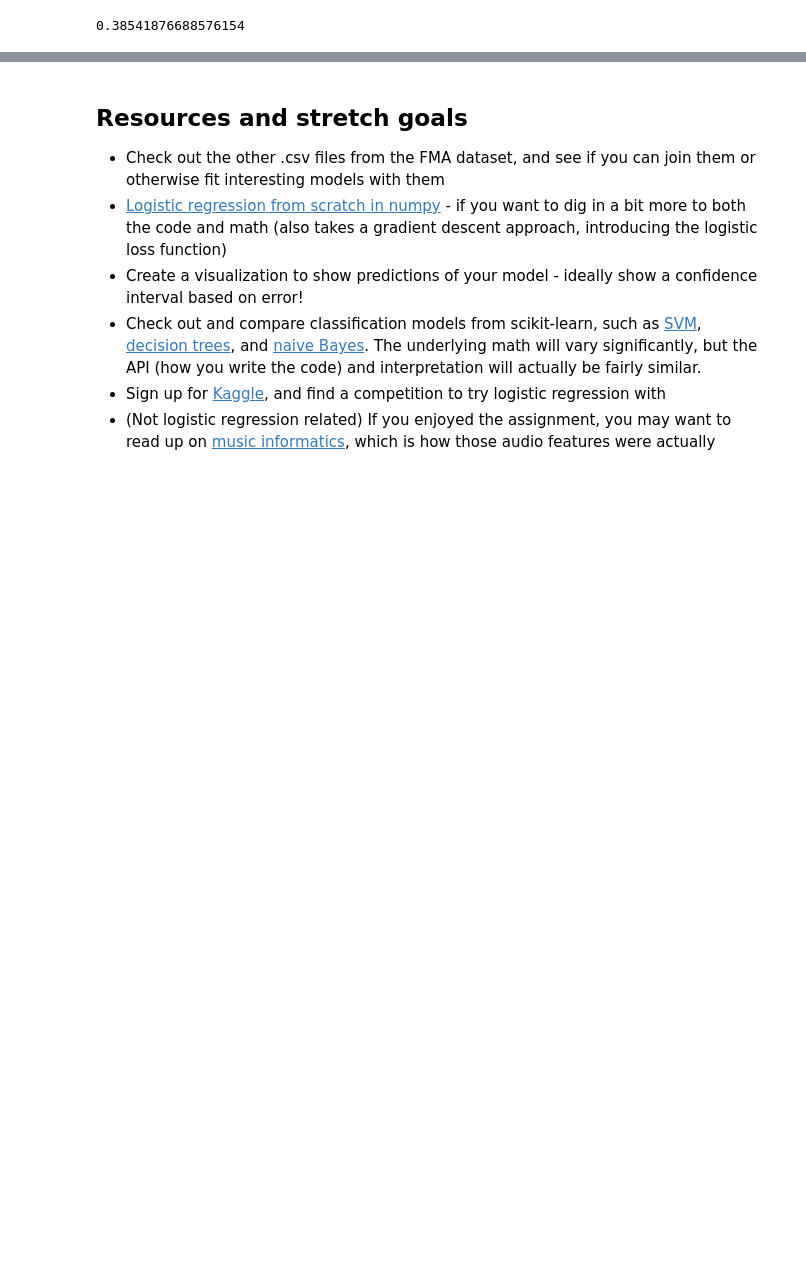
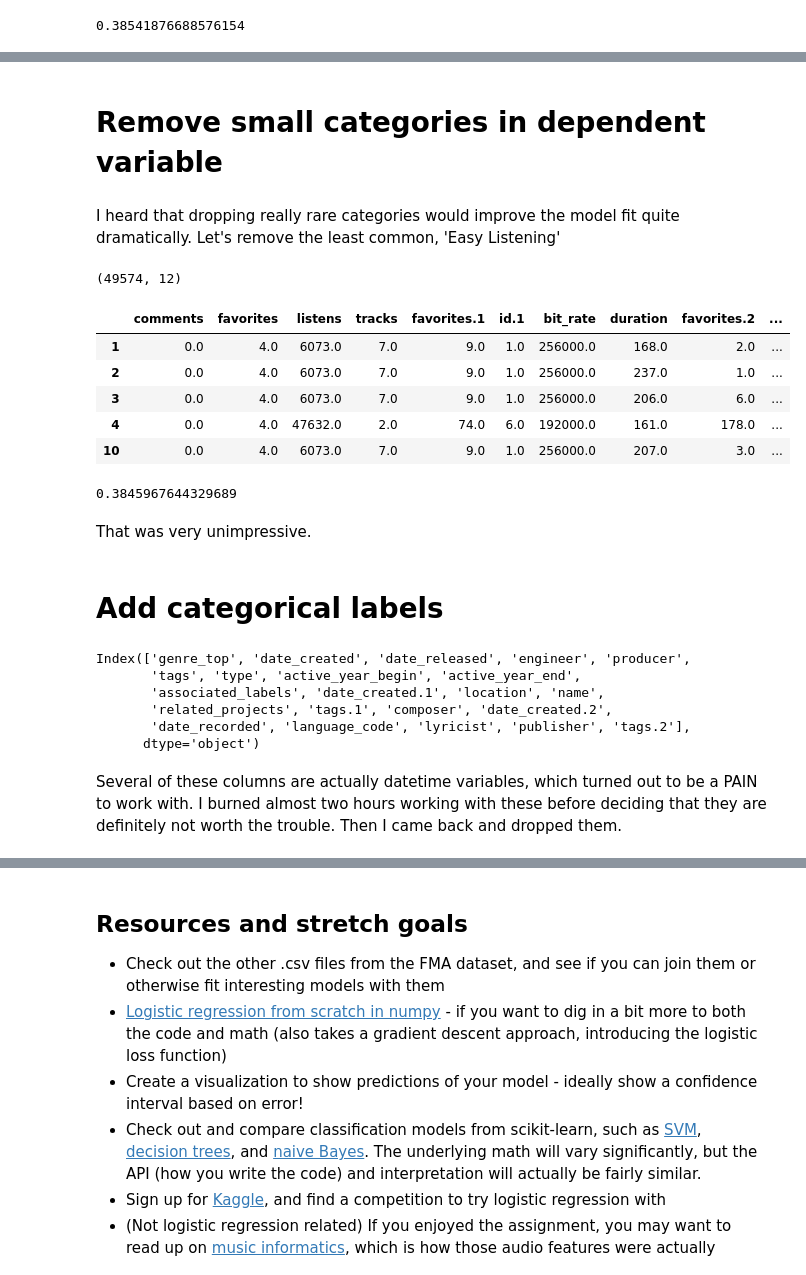
Before and after one commit to bloominstituteoftechnology/DS-Unit-2-Sprint-3-Advanced-Regression, a Jupyter notebook: module1-logistic-regression/LS_DS_231_Logistic_Regression-Assignment.ipynb, the cells around one changed output, grey strips where cells are left out. Saved outputs shown, nothing was run; the diff lists cells and outputs as text; code cells hidden in the pictures; blank space fills up the shorter version.

```diff
--- a/module1-logistic-regression/LS_DS_231_Logistic_Regression-Assignment.ipynb
+++ b/module1-logistic-regression/LS_DS_231_Logistic_Regression-Assignment.ipynb
@@ -161,0 +212,39 @@ This is real data - there is no "one correct answer", so you can take this in a
+# %% [markdown]
+# Remove small categories in dependent variable
+# %% [markdown]
+I heard that dropping really rare categories would improve the model fit quite dramatically.  Let's remove the least common, 'Easy Listening'
+# %%
+
+tracks3 = tracks2[tracks2['genre_top'] != 'Easy Listening']
+
+# Numeric columns with no NANs
+tracks3_num = tracks3.select_dtypes('number').dropna(axis='columns')
+
+print(tracks3_num.shape)
+tracks3_num.head()
+# %% [output]
+(49574, 12)
+|  | comments | favorites | listens | tracks | favorites.1 | id.1 | bit_rate | duration | favorites.2 | ... |
+| 1 | 0.0 | 4.0 | 6073.0 | 7.0 | 9.0 | 1.0 | 256000.0 | 168.0 | 2.0 | ... |
+| 2 | 0.0 | 4.0 | 6073.0 | 7.0 | 9.0 | 1.0 | 256000.0 | 237.0 | 1.0 | ... |
+| 3 | 0.0 | 4.0 | 6073.0 | 7.0 | 9.0 | 1.0 | 256000.0 | 206.0 | 6.0 | ... |
+| 4 | 0.0 | 4.0 | 47632.0 | 2.0 | 74.0 | 6.0 | 192000.0 | 161.0 | 178.0 | ... |
+| 10 | 0.0 | 4.0 | 6073.0 | 7.0 | 9.0 | 1.0 | 256000.0 | 207.0 | 3.0 | ... |
+# %%
+# Back to the regression
+y = tracks3['genre_top']
+X = tracks3_num
+
+# Split into train and test groups
+X_train, X_test, y_train, y_test = train_test_split(X, y, test_size=.5,
+                                                   random_state=42)
+log_reg = LogisticRegression(multi_class='ovr',
+                            solver='liblinear',
+                            max_iter=500).fit(X_train, y_train)
+log_reg.score(X_test, y_test)
+# %% [output]
+0.3845967644329689
+# %% [markdown]
+That was very unimpressive.
+# %% [markdown]
+# Add categorical labels
@@ -161,0 +253,11 @@ This is real data - there is no "one correct answer", so you can take this in a
+# %%
+tracks_categorical.columns
+# %% [output]
+Index(['genre_top', 'date_created', 'date_released', 'engineer', 'producer',
+       'tags', 'type', 'active_year_begin', 'active_year_end',
+       'associated_labels', 'date_created.1', 'location', 'name',
+       'related_projects', 'tags.1', 'composer', 'date_created.2',
+       'date_recorded', 'language_code', 'lyricist', 'publisher', 'tags.2'],
+      dtype='object')
+# %% [markdown]
+Several of these columns are actually datetime variables, which turned out to be a PAIN to work with. I burned almost two hours working with these before deciding that they are definitely not worth the trouble. Then I came back and dropped them.
```
Also changed, not shown: parts of 21 cells of this notebook.
